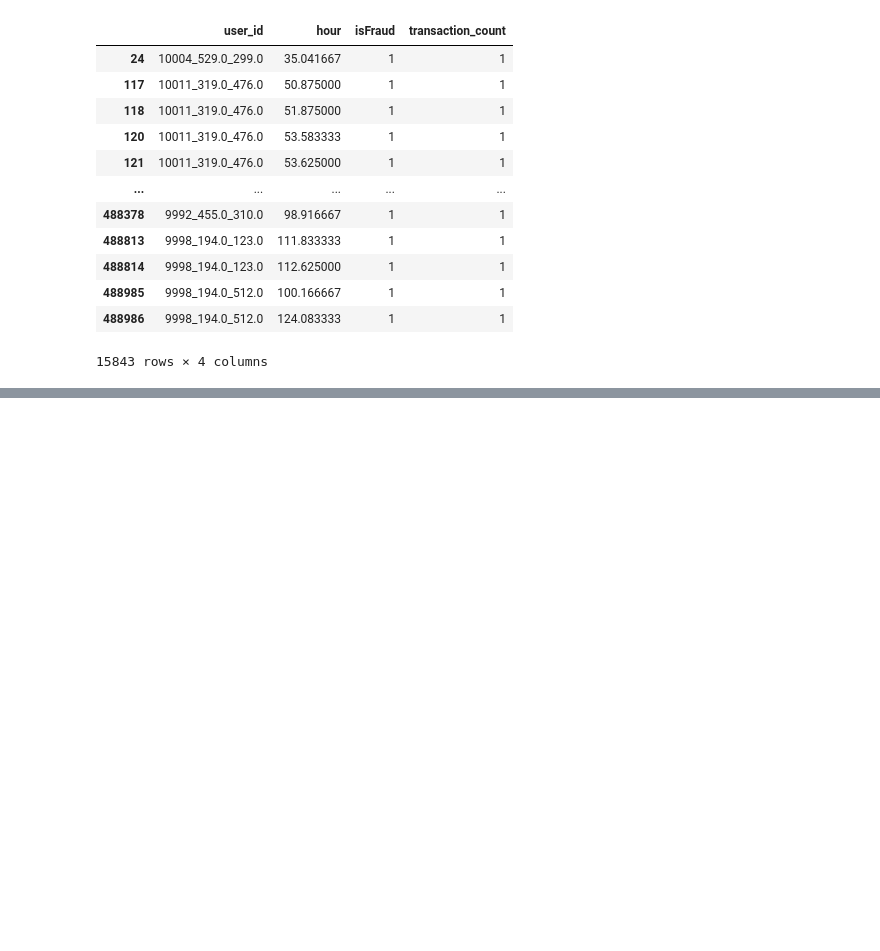
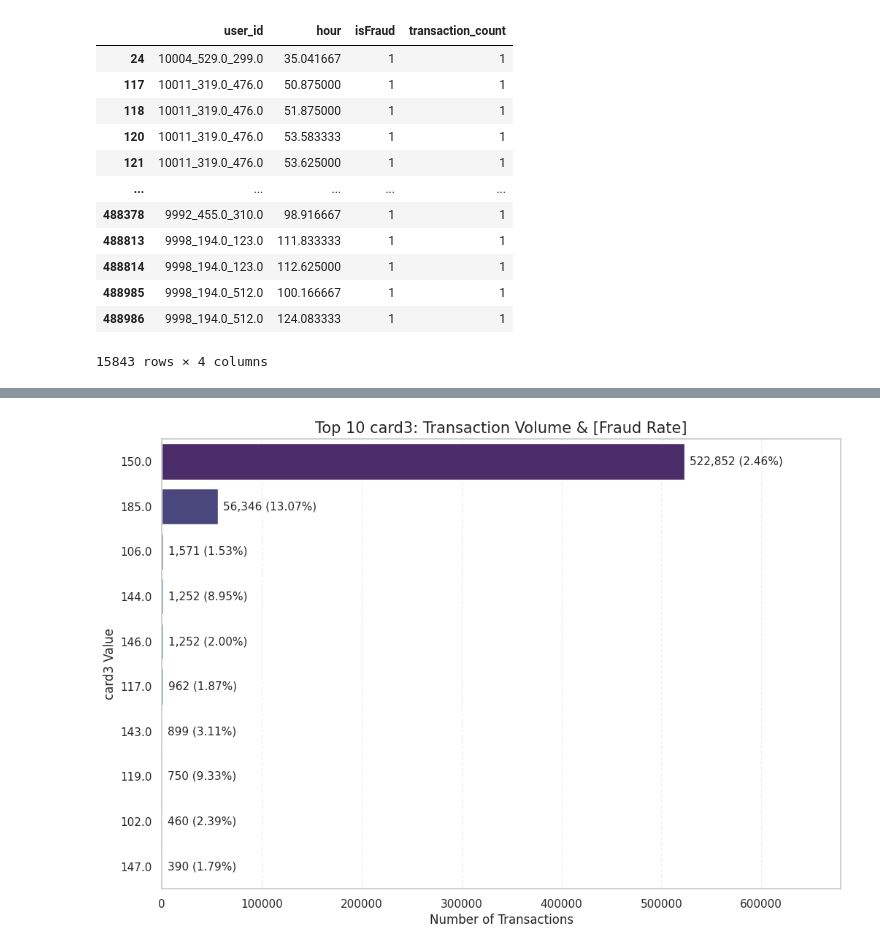
Before and after one commit to VaradBhagwat5/FedAudit, a Jupyter notebook: notebooks/data_visualisation.ipynb, the cells around one changed output, grey strips where cells are left out. Saved outputs shown, nothing was run; the diff lists cells and outputs as text; code cells hidden in the pictures; blank space fills up the shorter version.

```diff
--- a/notebooks/data_visualisation.ipynb
+++ b/notebooks/data_visualisation.ipynb
@@ -189,0 +247,44 @@ Plotting KDE Density plot of velocity of transaction of users and fraud data
+# %%
+"""
+Result: Card3 value 185 counts very low but has contri of 13% in fraudlent cases
+"""
+
+# 1. Prepare the data
+res = df.groupby('card3')['isFraud'].agg(['count', 'mean']).reset_index()
+res['mean'] = res['mean'] * 100
+res = res.sort_values('count', ascending=False).head(10)
+res['card3_str'] = res['card3'].astype(str) # Create string column for plotting
+
+plt.figure(figsize=(12, 8))
+
+# 2. Updated Plotting Call (Fixed Warning)
+ax = sns.barplot(
+    x='count',
+    y='card3_str',
+    data=res,
+    hue='card3_str',  # Assign y to hue
+    palette='viridis',
+    legend=False      # Hide the redundant legend
+)
+
+# 3. Annotate with Count and Fraud %
+for i, p in enumerate(ax.patches):
+    fraud_pct = res.iloc[i]['mean']
+    count_val = int(res.iloc[i]['count'])
+
+    annotation = f'{count_val:,} ({fraud_pct:.2f}%)'
+
+    ax.annotate(annotation,
+                (p.get_width(), p.get_y() + p.get_height() / 2),
+                ha='left', va='center',
+                fontsize=11, xytext=(5, 0),
+                textcoords='offset points')
+
+plt.title('Top 10 card3: Transaction Volume & [Fraud Rate]', fontsize=15)
+plt.xlabel('Number of Transactions')
+plt.ylabel('card3 Value')
+plt.xlim(0, res['count'].max() * 1.3) # Space for text
+plt.grid(axis='x', linestyle='--', alpha=0.3)
+plt.show()
+# %% [output]
+[figure, added]
```
Also changed, not shown: parts of 10 cells of this notebook, 3 other files.
